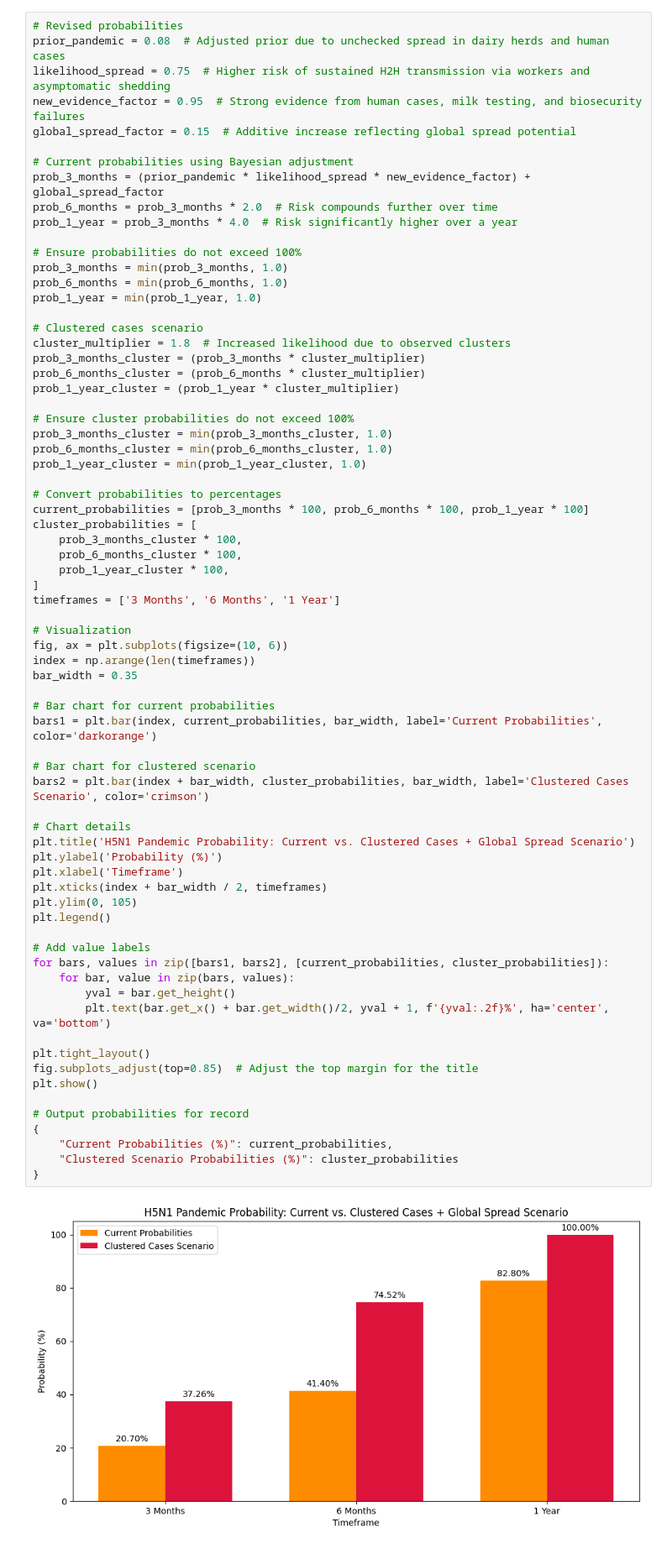
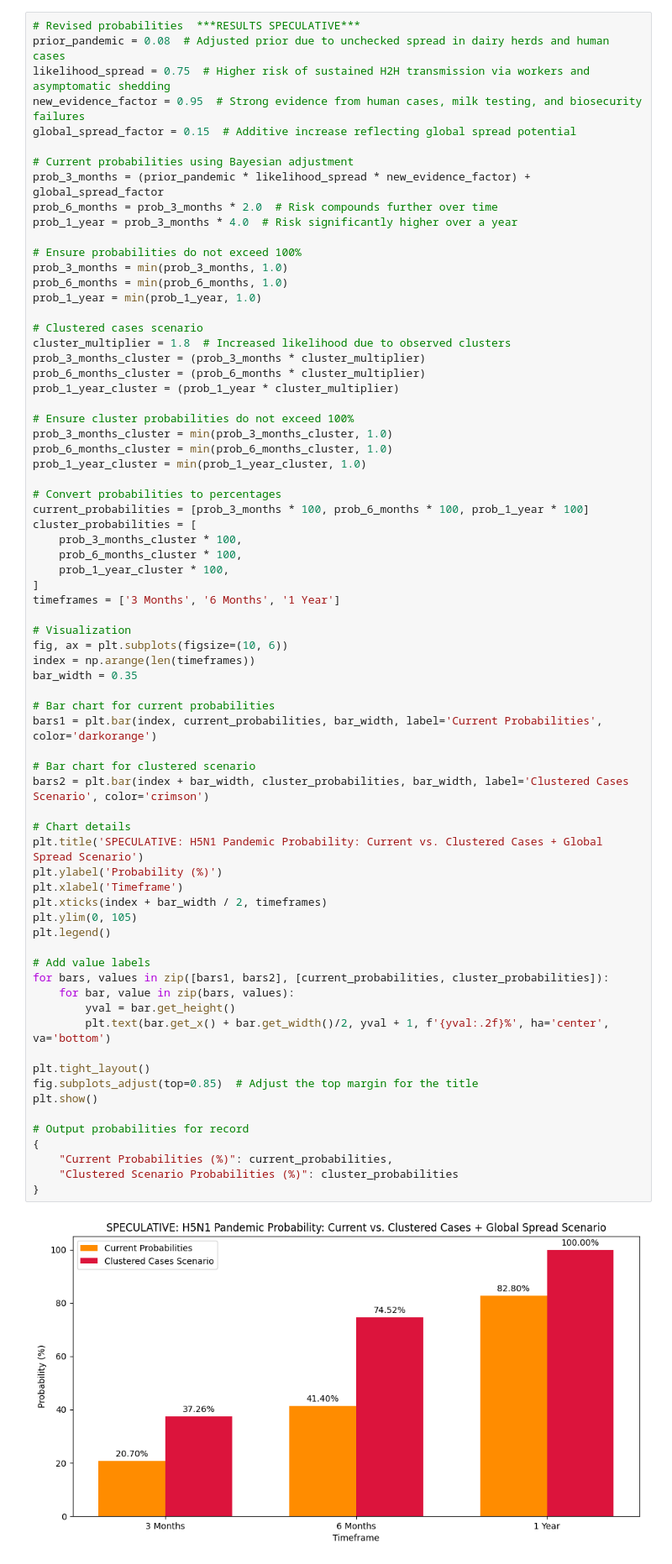
Before and after one commit to RacheleRice/h5n1_pandy_probability, a Jupyter notebook: 12_20_24_h5n1.ipynb, the cells around one changed output. Shown: that part at 84% size. Cells and saved outputs as stored; diff of their text form.

Commit message:
12.20.24:  Results are speculative

```diff
--- a/12_20_24_h5n1.ipynb
+++ b/12_20_24_h5n1.ipynb
@@ -1,7 +1,7 @@
 # %% [markdown]
 <a href="https://colab.research.google.com/github/RacheleRice/h5n1_pandy_probability/blob/main/12_20_24_h5n1.ipynb" target="_parent"><img src="https://colab.research.google.com/assets/colab-badge.svg" alt="Open In Colab"/></a>
 # %%
-# Revised probabilities
+# Revised probabilities  ***RESULTS SPECULATIVE***
 prior_pandemic = 0.08  # Adjusted prior due to unchecked spread in dairy herds and human cases
 likelihood_spread = 0.75  # Higher risk of sustained H2H transmission via workers and asymptomatic shedding
 new_evidence_factor = 0.95  # Strong evidence from human cases, milk testing, and biosecurity failures
@@ -44,34 +44,34 @@ bar_width = 0.35
 
 # Bar chart for current probabilities
 bars1 = plt.bar(index, current_probabilities, bar_width, label='Current Probabilities', color='darkorange')
 
 # Bar chart for clustered scenario
 bars2 = plt.bar(index + bar_width, cluster_probabilities, bar_width, label='Clustered Cases Scenario', color='crimson')
 
 # Chart details
-plt.title('H5N1 Pandemic Probability: Current vs. Clustered Cases + Global Spread Scenario')
+plt.title('SPECULATIVE: H5N1 Pandemic Probability: Current vs. Clustered Cases + Global Spread Scenario')
 plt.ylabel('Probability (%)')
 plt.xlabel('Timeframe')
 plt.xticks(index + bar_width / 2, timeframes)
 plt.ylim(0, 105)
 plt.legend()
 
 # Add value labels
 for bars, values in zip([bars1, bars2], [current_probabilities, cluster_probabilities]):
     for bar, value in zip(bars, values):
         yval = bar.get_height()
         plt.text(bar.get_x() + bar.get_width()/2, yval + 1, f'{yval:.2f}%', ha='center', va='bottom')
 
 plt.tight_layout()
 fig.subplots_adjust(top=0.85)  # Adjust the top margin for the title
 plt.show()
 
 # Output probabilities for record
 {
     "Current Probabilities (%)": current_probabilities,
     "Clustered Scenario Probabilities (%)": cluster_probabilities
 }
 # %% [output]
-[figure, old version]
+[figure, new version]
 {'Current Probabilities (%)': [20.7, 41.4, 82.8],
  'Clustered Scenario Probabilities (%)': [37.26, 74.52, 100.0]}
```
